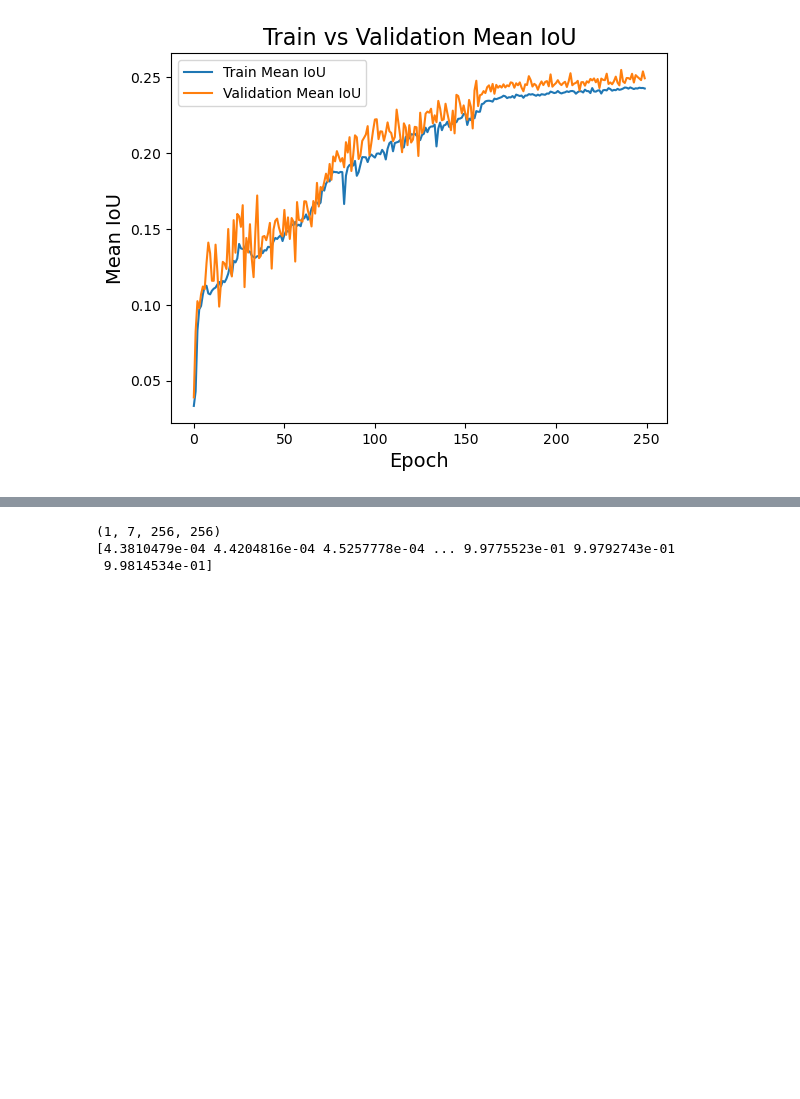
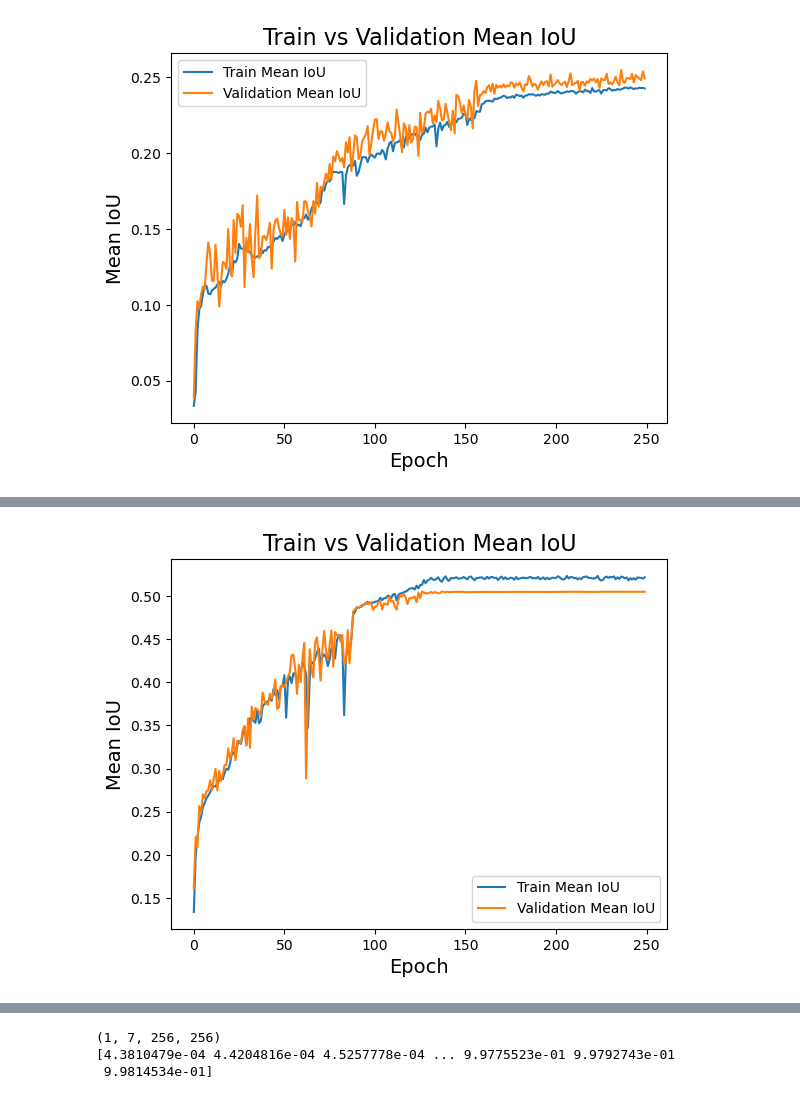
Before and after one commit to tckumarasekara/CRC-HnE-Segmentation-Training, a Jupyter notebook: histology_segmentation_training/dev/unext_plots.ipynb, the cells around one changed output, grey strips where cells are left out. Cells and saved outputs as stored; diff of their text form; code cells hidden in the pictures; blank space fills up the shorter version.

```diff
--- a/histology_segmentation_training/dev/unext_plots.ipynb
+++ b/histology_segmentation_training/dev/unext_plots.ipynb
@@ -238,0 +242,4 @@ plot_testset_iou_dice("../../mlruns/test_metrics_per_image/test_metrics_per_imag
+# %%
+plot_iou(event_acc)
+# %% [output]
+[figure, added]
```
Also changed, not shown: parts of 9 cells of this notebook, 15 other files.
